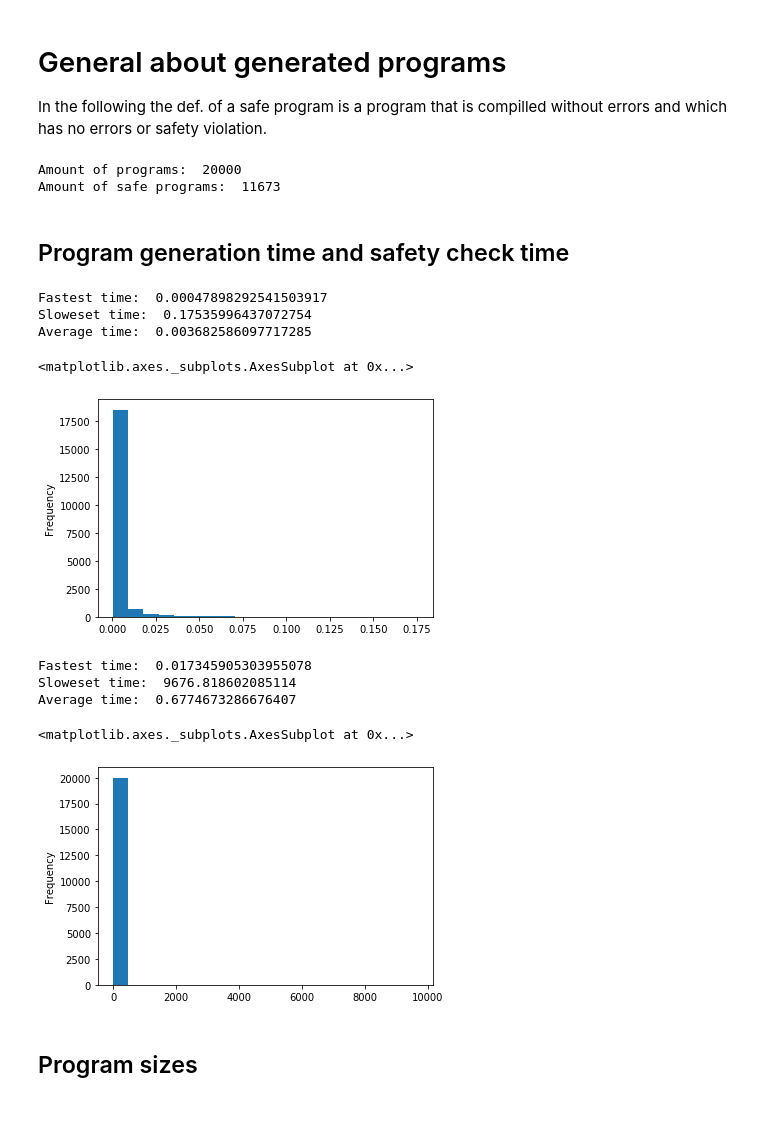
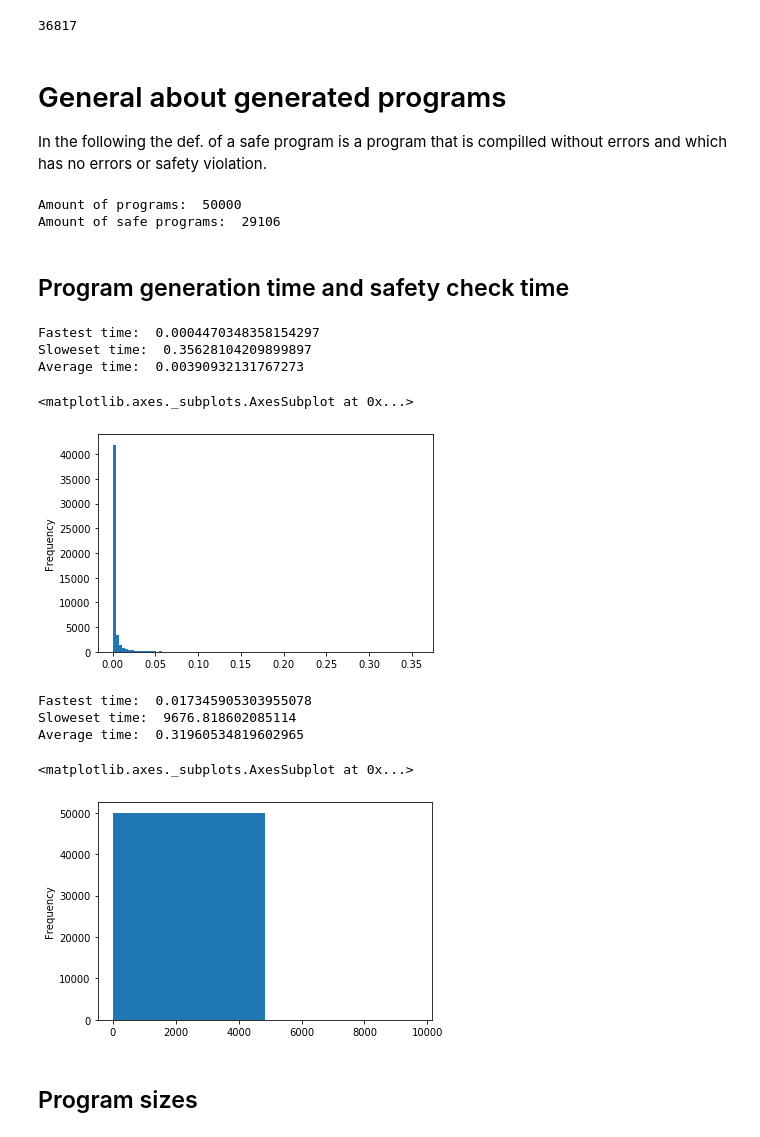
Before and after one commit to thornado123/JasminFuzzer, a Jupyter notebook: evaluation/Analysis of compiler data.ipynb, the cells around one changed output. Saved outputs shown, nothing was run; the diff lists cells and outputs as text; code cells hidden in the pictures.

```diff
--- a/evaluation/Analysis of compiler data.ipynb
+++ b/evaluation/Analysis of compiler data.ipynb
@@ -7,3 +5,15 @@ df = pd.read_csv("/Users/thorjakobsen/GIT/JasminFuzzer/evaluation/data/results_3
+# %%
+df_0 = pd.read_csv("/Users/thorjakobsen/GIT/JasminFuzzer/evaluation/data/results_0_5000.csv")
+df_1 = pd.read_csv("/Users/thorjakobsen/GIT/JasminFuzzer/evaluation/data/results_5000_10000.csv")
+df_2 = pd.read_csv("/Users/thorjakobsen/GIT/JasminFuzzer/evaluation/data/results_10000_20000.csv")
+df_3 = pd.read_csv("/Users/thorjakobsen/GIT/JasminFuzzer/evaluation/data/results_20000_30000.csv")
+df_4 = pd.read_csv("/Users/thorjakobsen/GIT/JasminFuzzer/evaluation/data/results_30000_50000.csv")
+
+df = pd.concat([df_0, df_1, df_2, df_3, df_4])
+# %%
+df.Safe.sum()
+# %% [output]
+36817
 # %% [markdown]
 # General about generated programs
 
@@ -12,32 +22,32 @@ In the following the def. of a safe program is a program that is compilled witho
 print("Amount of programs: ", df.shape[0])
 print("Amount of safe programs: ", df.loc[(df.Errors == "[[], []]") & df.Safe == True].shape[0])
 # %% [output]
-Amount of programs:  20000
-Amount of safe programs:  11673
+Amount of programs:  50000
+Amount of safe programs:  29106
 # %% [markdown]
 ## Program generation time and safety check time
 # %%
 print("Fastest time: ", df.GenerationTime.min())
 print("Sloweset time: ", df.GenerationTime.max())
 print("Average time: ", df.GenerationTime.mean())
-df.GenerationTime.plot.hist(bins=20)
+df.GenerationTime.plot.hist(bins=100)
 # %% [output]
-Fastest time:  0.00047898292541503917
-Sloweset time:  0.17535996437072754
-Average time:  0.003682586097717285
+Fastest time:  0.0004470348358154297
+Sloweset time:  0.35628104209899897
+Average time:  0.00390932131767273
 <matplotlib.axes._subplots.AxesSubplot at 0x...>
-[figure, old version]
+[figure, new version]
 # %%
 print("Fastest time: ", df.SafetyCheckTime.min())
 print("Sloweset time: ", df.SafetyCheckTime.max())
 print("Average time: ", df.SafetyCheckTime.mean())
-df.SafetyCheckTime.plot.hist(bins=20)
+df.SafetyCheckTime.plot.hist(bins=2)
 # %% [output]
 Fastest time:  0.017345905303955078
 Sloweset time:  9676.818602085114
-Average time:  0.6774673286676407
+Average time:  0.31960534819602965
 <matplotlib.axes._subplots.AxesSubplot at 0x...>
-[figure, old version]
+[figure, new version]
 # %% [markdown]
 ## Program sizes
 # %%
```
Also changed, not shown: parts of 15 cells of this notebook, 2 other files.
